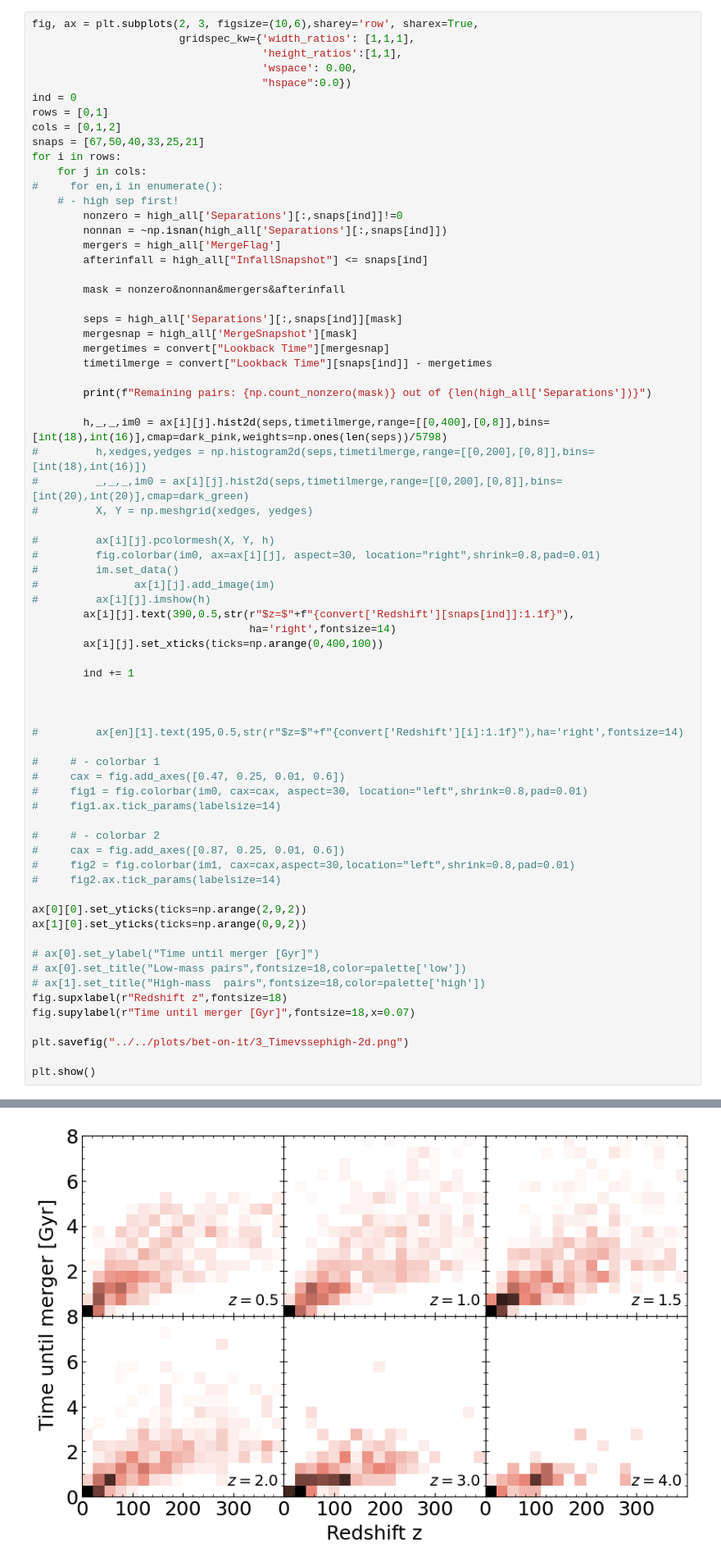
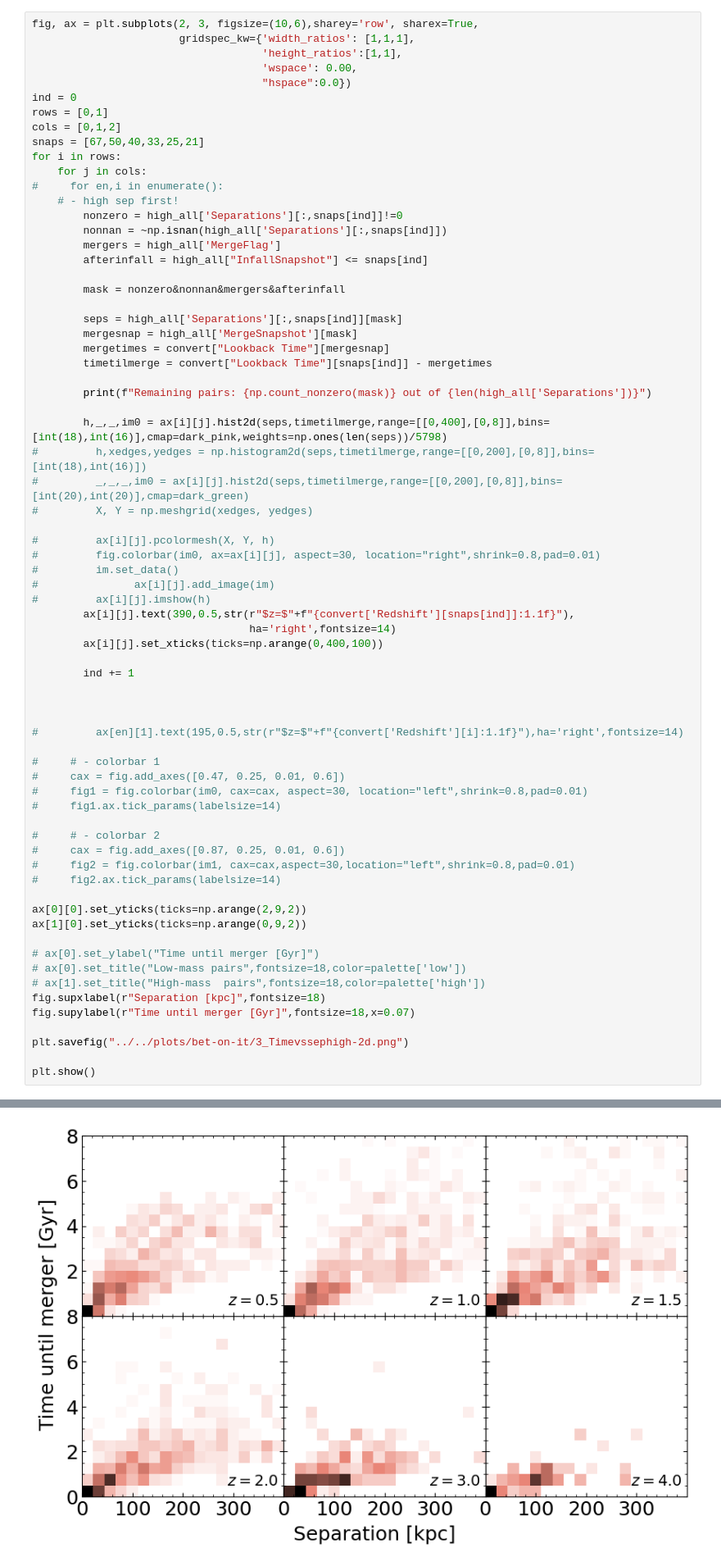
Before and after one commit to katiechambe/orbs, a Jupyter notebook: notebooks/bet-on-it/3_timetilmerger.ipynb, the cells around one changed output, grey strips where cells are left out. Shown at 82% size. Drawn from its saved outputs; the diff is of its cells as text.

```diff
--- a/notebooks/bet-on-it/3_timetilmerger.ipynb
+++ b/notebooks/bet-on-it/3_timetilmerger.ipynb
@@ -535,35 +542,35 @@ for i in rows:
 #         ax[en][1].text(195,0.5,str(r"$z=$"+f"{convert['Redshift'][i]:1.1f}"),ha='right',fontsize=14)
 
 #     # - colorbar 1
 #     cax = fig.add_axes([0.47, 0.25, 0.01, 0.6])
 #     fig1 = fig.colorbar(im0, cax=cax, aspect=30, location="left",shrink=0.8,pad=0.01)
 #     fig1.ax.tick_params(labelsize=14)
 
 #     # - colorbar 2
 #     cax = fig.add_axes([0.87, 0.25, 0.01, 0.6])
 #     fig2 = fig.colorbar(im1, cax=cax,aspect=30,location="left",shrink=0.8,pad=0.01)
 #     fig2.ax.tick_params(labelsize=14)
 
 ax[0][0].set_yticks(ticks=np.arange(2,9,2))
 ax[1][0].set_yticks(ticks=np.arange(0,9,2))
 
 # ax[0].set_ylabel("Time until merger [Gyr]")
 # ax[0].set_title("Low-mass pairs",fontsize=18,color=palette['low'])
 # ax[1].set_title("High-mass  pairs",fontsize=18,color=palette['high'])
-fig.supxlabel(r"Redshift z",fontsize=18)
+fig.supxlabel(r"Separation [kpc]",fontsize=18)
 fig.supylabel(r"Time until merger [Gyr]",fontsize=18,x=0.07)
 
 plt.savefig("../../plots/bet-on-it/3_Timevssephigh-2d.png")
 
 plt.show()
 # %% [output]
 Remaining pairs: 639 out of 3039
 Remaining pairs: 874 out of 3039
 Remaining pairs: 792 out of 3039
 Remaining pairs: 603 out of 3039
 Remaining pairs: 250 out of 3039
 Remaining pairs: 95 out of 3039
-[figure, old version]
+[figure, new version]
 # %%
 fig, ax = plt.subplots(2, 3, figsize=(10,6),sharey='row', sharex=True,
                        gridspec_kw={'width_ratios': [1,1,1],
```
Also changed, not shown: parts of 18 cells of this notebook, 11 other files.
